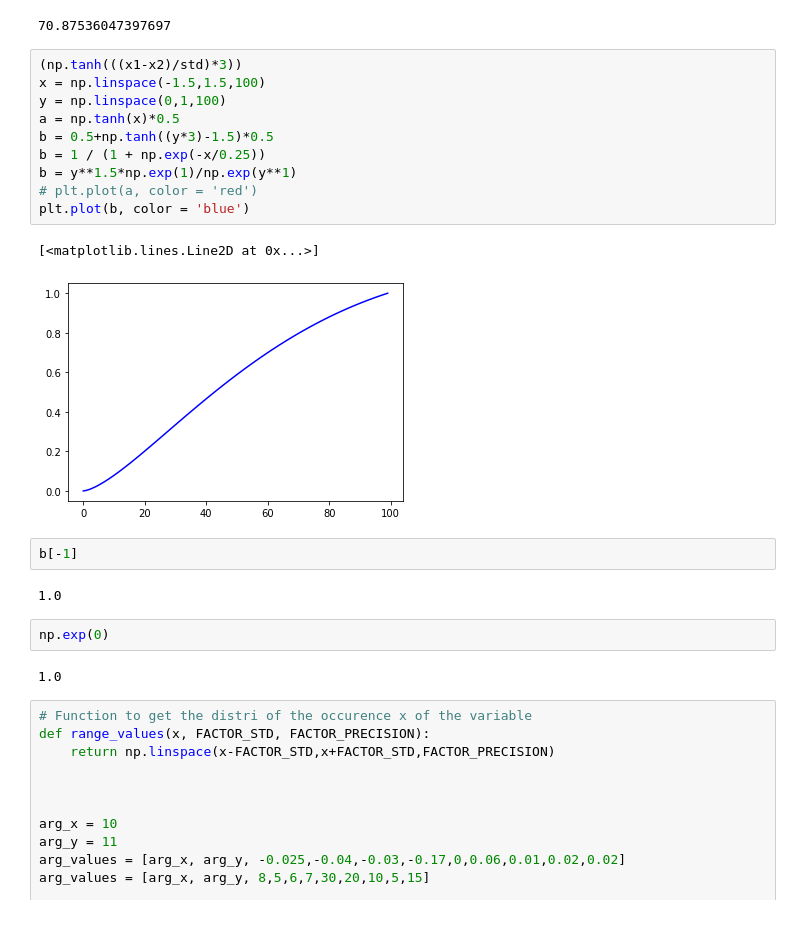
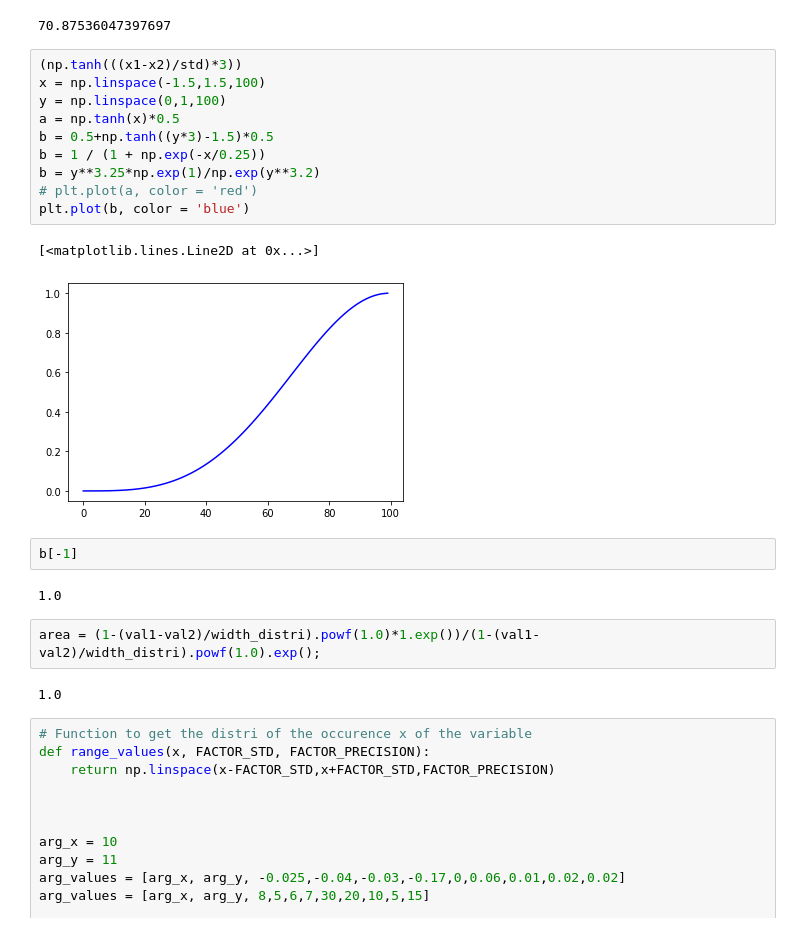
Before and after one commit to TSS-22/g-unit-of-agreement, a Jupyter notebook: miscellenaous/test_normalDistri.ipynb, the cells around one changed output. Cells and saved outputs as stored; diff of their text form.

```diff
--- a/miscellenaous/test_normalDistri.ipynb
+++ b/miscellenaous/test_normalDistri.ipynb
@@ -106,24 +106,24 @@ np.round(0.5+np.tanh(((x1-x2)/std)*(2*std)-std)/2,2)
 # %%
 (np.tanh(((x1-x2)/std)*3))
 x = np.linspace(-1.5,1.5,100)
 y = np.linspace(0,1,100)
 a = np.tanh(x)*0.5
 b = 0.5+np.tanh((y*3)-1.5)*0.5
 b = 1 / (1 + np.exp(-x/0.25))
-b = y**1.5*np.exp(1)/np.exp(y**1)
+b = y**3.25*np.exp(1)/np.exp(y**3.2)
 # plt.plot(a, color = 'red')
 plt.plot(b, color = 'blue')
 # %% [output]
 [<matplotlib.lines.Line2D at 0x...>]
-[figure, old version]
+[figure, new version]
 # %%
 b[-1]
 # %% [output]
 1.0
-# %%
-np.exp(0)
-# %% [output]
-1.0
+# %%
+area = (1-(val1-val2)/width_distri).powf(1.0)*1.exp())/(1-(val1-val2)/width_distri).powf(1.0).exp();
+# %% [output]
+1.0
 # %%
 # Function to get the distri of the occurence x of the variable
 def range_values(x, FACTOR_STD, FACTOR_PRECISION):
```
Also changed, not shown: 4 other files.
